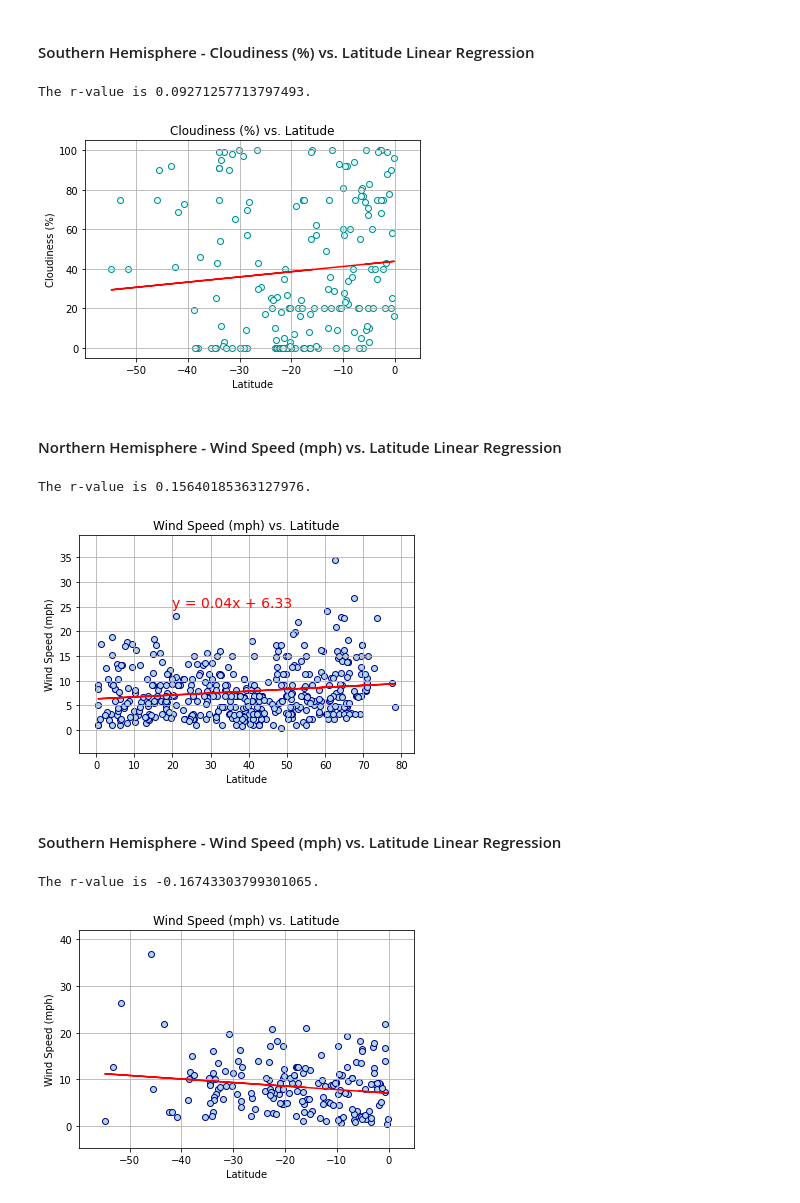
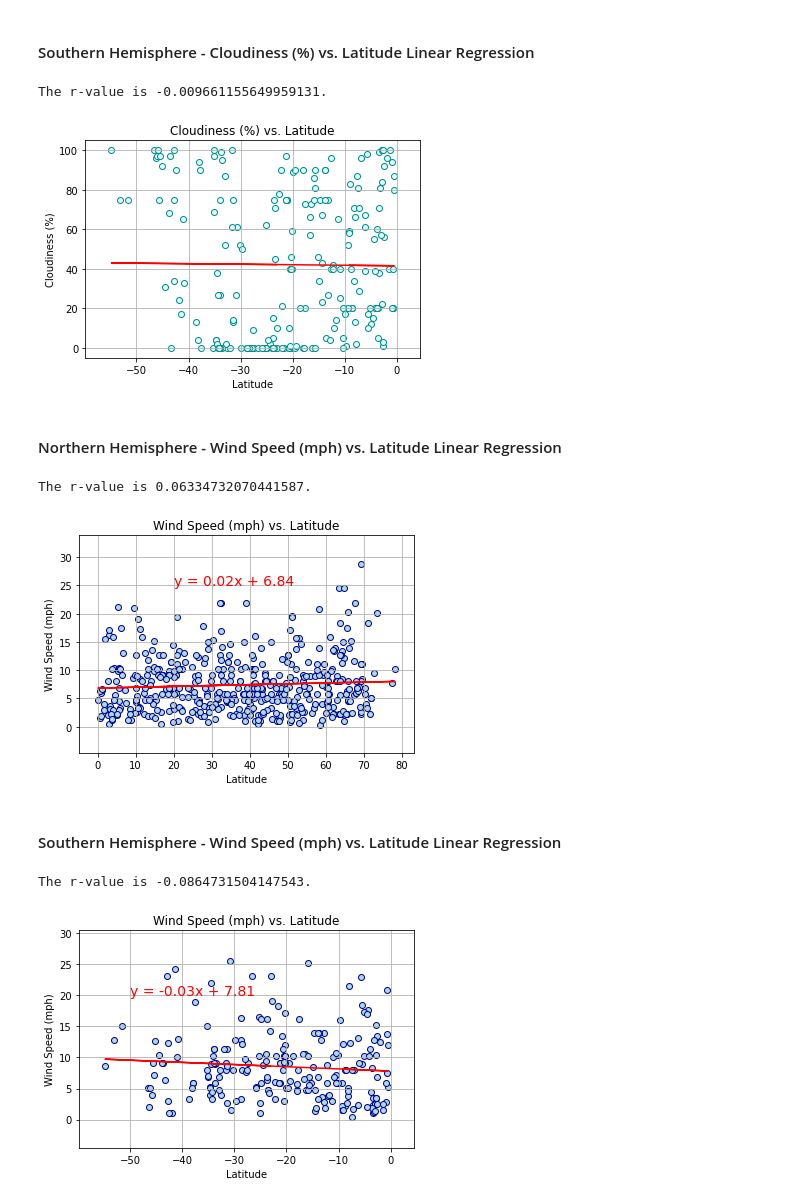
Before and after one commit to KaiCee2010/python-api-challenge, a Jupyter notebook: WeatherPy/WeatherPy.ipynb, the cells around one changed output. Drawn from its saved outputs; the diff is of its cells as text; code cells hidden in the pictures.

Commit message:
Updated code to limits of random longitude and equation location of southern hemisphere wind speed.

```diff
--- a/WeatherPy/WeatherPy.ipynb
+++ b/WeatherPy/WeatherPy.ipynb
@@ -24,7 +24,7 @@ city_count = 0
 
 for i in range(2000):
     lat = np.random.uniform(-90, 90)
-    lon = np.random.uniform(-180, 80)
+    lon = np.random.uniform(-180, 180)
     city = citipy.nearest_city(lat, lon)
 
     if city.city_name not in city_names:
@@ -452,8 +452,8 @@ plt.grid(b=None, which='major', axis='both')
 
 plt.savefig(os.path.join("Output","cloudiness_lats_lr_south.png"))
 # %% [output]
-The r-value is 0.09271257713797493.
+The r-value is -0.009661155649959131.
-[figure, old version]
+[figure, new version]
 # %% [markdown]
 ####  Northern Hemisphere - Wind Speed (mph) vs. Latitude Linear Regression
 # %%
@@ -487,40 +487,40 @@ plt.grid(b=None, which='major', axis='both')
 
 plt.savefig(os.path.join("Output","windspeed_lats_lr_north.png"))
 # %% [output]
-The r-value is 0.15640185363127976.
+The r-value is 0.06334732070441587.
-[figure, old version]
+[figure, new version]
 # %% [markdown]
 ####  Southern Hemisphere - Wind Speed (mph) vs. Latitude Linear Regression
 # %%
 southern_wind_speed = southern['Wind Speed']
 
 # Run the regression and store each of the returned values
 slope, intercept, rvalue, pvalue, stderr = linregress(southern_lats, southern_wind_speed)
 
 # Calculate the predictions
 regression_values = southern_lats * slope + intercept
 
 # Create a variable for the linear equation
 line_eq = "y = " + str(round(slope,2)) + "x + " + str(round(intercept,2))
 
 print(f'The r-value is {rvalue}.')
 plt.scatter(x=southern_lats, y=southern_wind_speed, marker="o", facecolors="lightblue", edgecolors="darkblue")
 
 # Plot the regression line
 plt.plot(southern_lats, regression_values, "red")
 
 # Annotate the plot with the linear equation
-plt.annotate(line_eq, (20,25), fontsize=14, color="red")
+plt.annotate(line_eq, (-50,20), fontsize=14, color="red")
 
 
 plt.title("Wind Speed (mph) vs. Latitude")
 plt.ylabel("Wind Speed (mph)")
 plt.xlabel("Latitude")
 plt.xlim(min(southern_lats)-5, max(southern_lats)+5)
 plt.ylim(min(southern_wind_speed)-5, max(southern_wind_speed)+5)
 plt.grid(b=None, which='major', axis='both')
 
 plt.savefig(os.path.join("Output","windspeed_lats_lr_south.png"))
 # %% [output]
-The r-value is -0.16743303799301065.
+The r-value is -0.0864731504147543.
-[figure, old version]
+[figure, new version]
```
Also changed, not shown: parts of 14 cells of this notebook, 14 other files.
